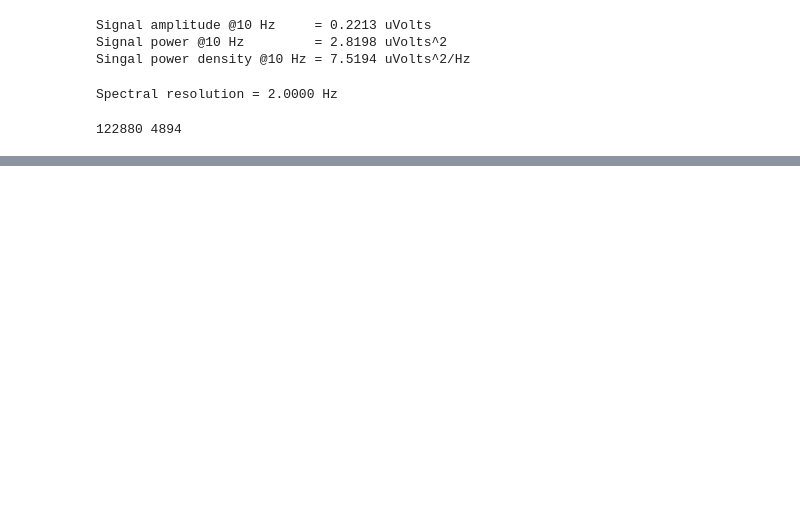
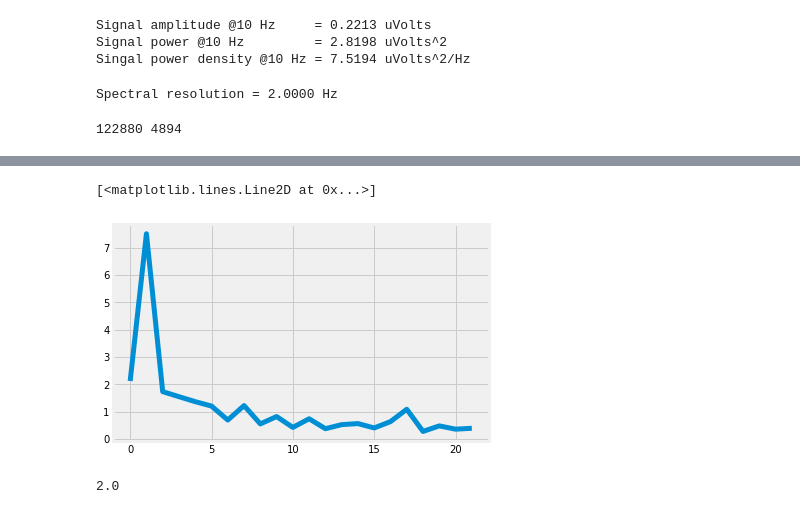
Before and after one commit to OrielBanne/myIPythonNotebooks, a Jupyter notebook: Signal_Processing/EEG Spectrogram.ipynb, the cells around one changed output, grey strips where cells are left out. Saved outputs shown, nothing was run; the diff lists cells and outputs as text; code cells hidden in the pictures; blank space fills up the shorter version.

```diff
--- a/Signal_Processing/EEG Spectrogram.ipynb
+++ b/Signal_Processing/EEG Spectrogram.ipynb
@@ -193,0 +201,9 @@ for myax in ax:
+# %%
+plt.plot(myamp[0], lw=5)
+# %% [output]
+[<matplotlib.lines.Line2D at 0x...>]
+[figure, added]
+# %%
+f[1]
+# %% [output]
+2.0
```
Also changed, not shown: parts of 7 cells of this notebook.
